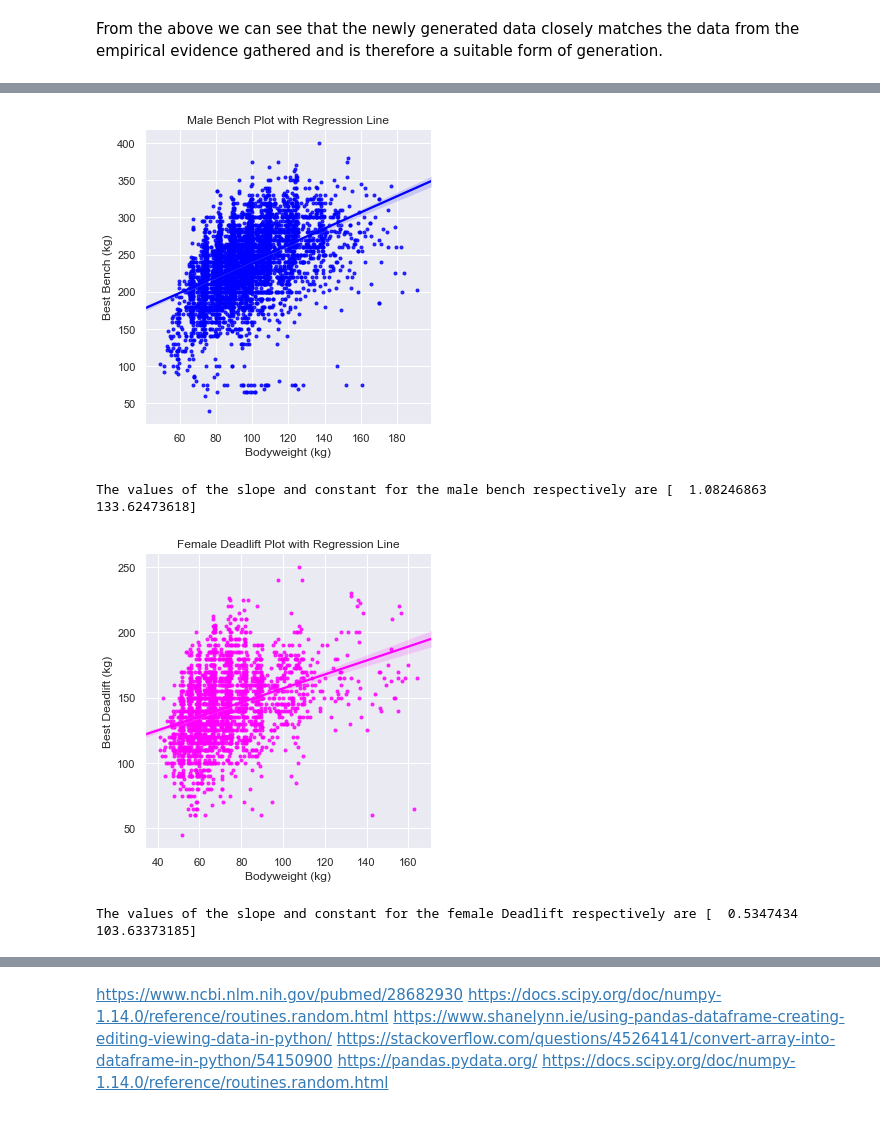
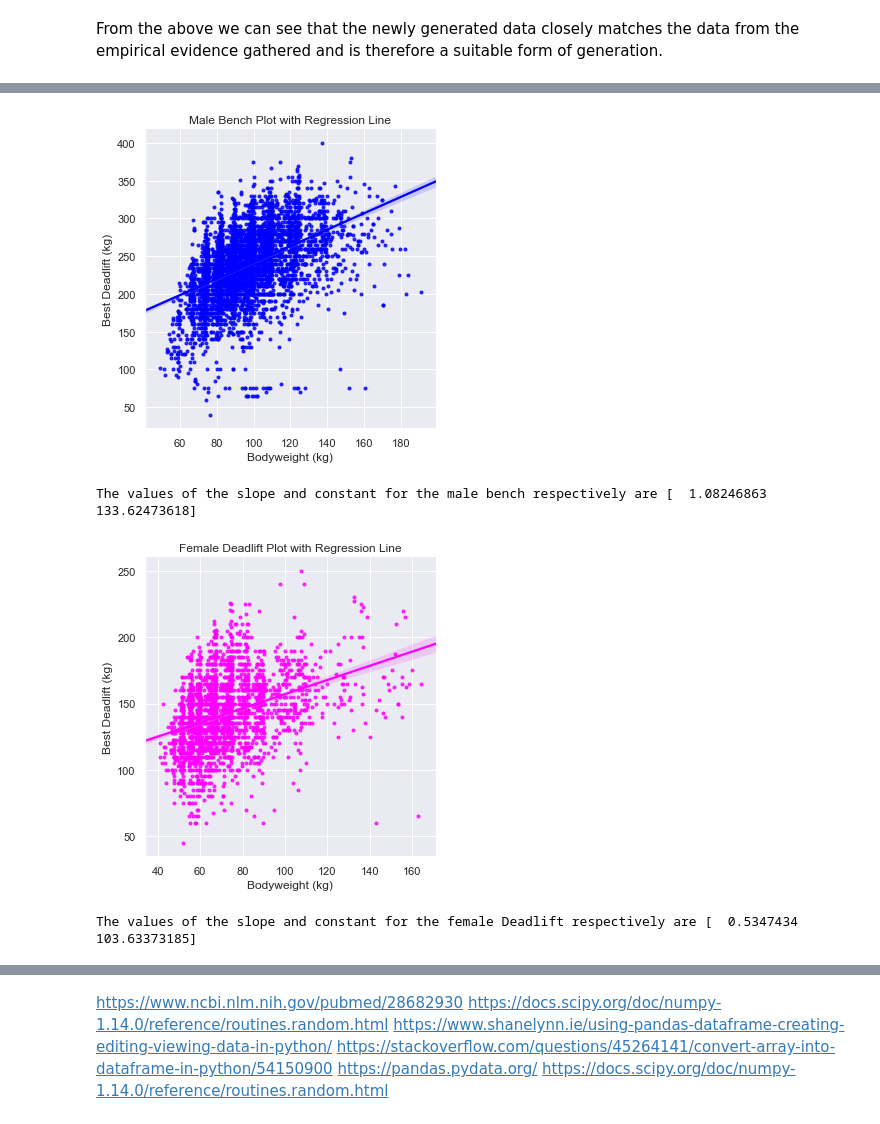
Before and after one commit to IanWafer/Programming-Project, a Jupyter notebook: Simulated Real World Phenomenon.ipynb, the cells around one changed output, grey strips where cells are left out. Cells and saved outputs as stored; diff of their text form; code cells hidden in the pictures.

```diff
--- a/Simulated Real World Phenomenon.ipynb
+++ b/Simulated Real World Phenomenon.ipynb
@@ -500,37 +509,37 @@ D_list_M = df_M[df_M.columns[5]].tolist() # Convert Best3SquatKg column into a l
 
 # Plot the polyfit line for male deadlift
 
 plt.title('Male Bench Plot with Regression Line')
 plt.xlabel('Bodyweight (kg)')
-plt.ylabel('Best Bench (kg)')
+plt.ylabel('Best Deadlift (kg)')
 plt.show()
 
 print('The values of the slope and constant for the male bench respectively are', np.polyfit(Bw_list_M, D_list_M, 1))
 
 # Deadlift relationship plotted for females
 
 sns.lmplot(x='BodyweightKg', y='Best3DeadliftKg',
            palette=['magenta'], hue='Sex', markers='.',
            legend=None,
            data=df_F)
 
 # Calculate best values for m (slope) and c (constant)
 
 Bw_list_F = df_F[df_F.columns[2]].tolist() # Convert BodyweightKg column into a list
 D_list_F = df_F[df_F.columns[5]].tolist() # Convert Best3SquatKg column into a list
 
 # Plot the polyfit line for female deadlift
 
 plt.title('Female Deadlift Plot with Regression Line')
 plt.xlabel('Bodyweight (kg)')
 plt.ylabel('Best Deadlift (kg)')
 plt.show()
 
 print('The values of the slope and constant for the female Deadlift respectively are', np.polyfit(Bw_list_F, D_list_F, 1))
 # %% [output]
-[figure, old version]
+[figure, new version]
 The values of the slope and constant for the male bench respectively are [  1.08246863 133.62473618]
-[figure, old version]
+[figure, new version]
 The values of the slope and constant for the female Deadlift respectively are [  0.5347434  103.63373185]
 # %%
 # Need to take bodyweight into account using formulas dervied above
```
Also changed, not shown: parts of 18 cells of this notebook.
